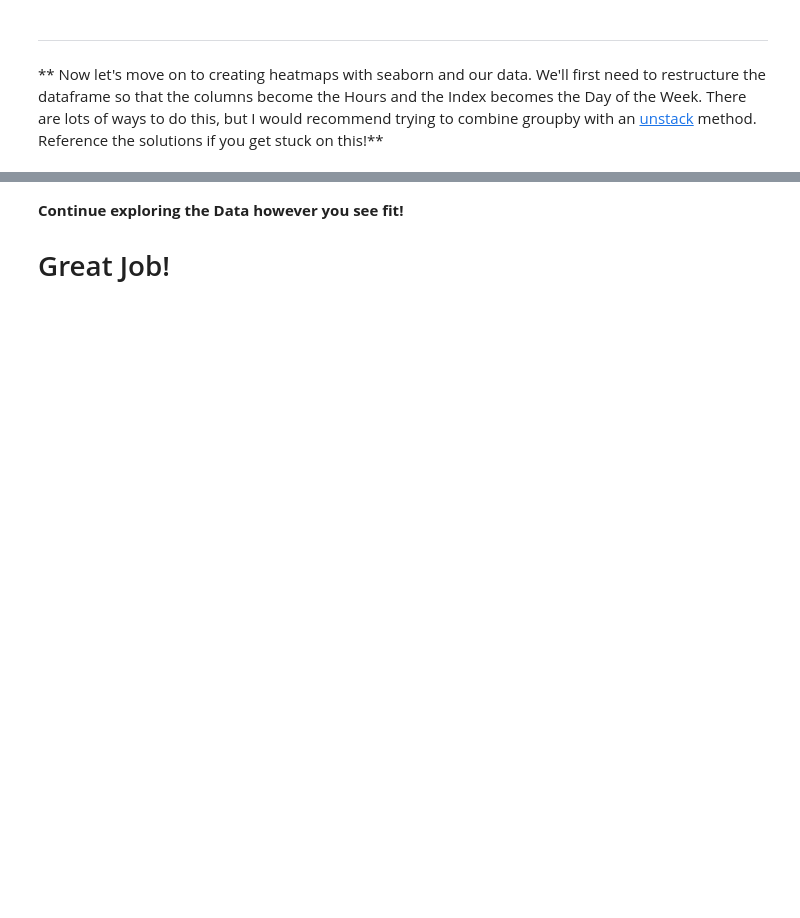
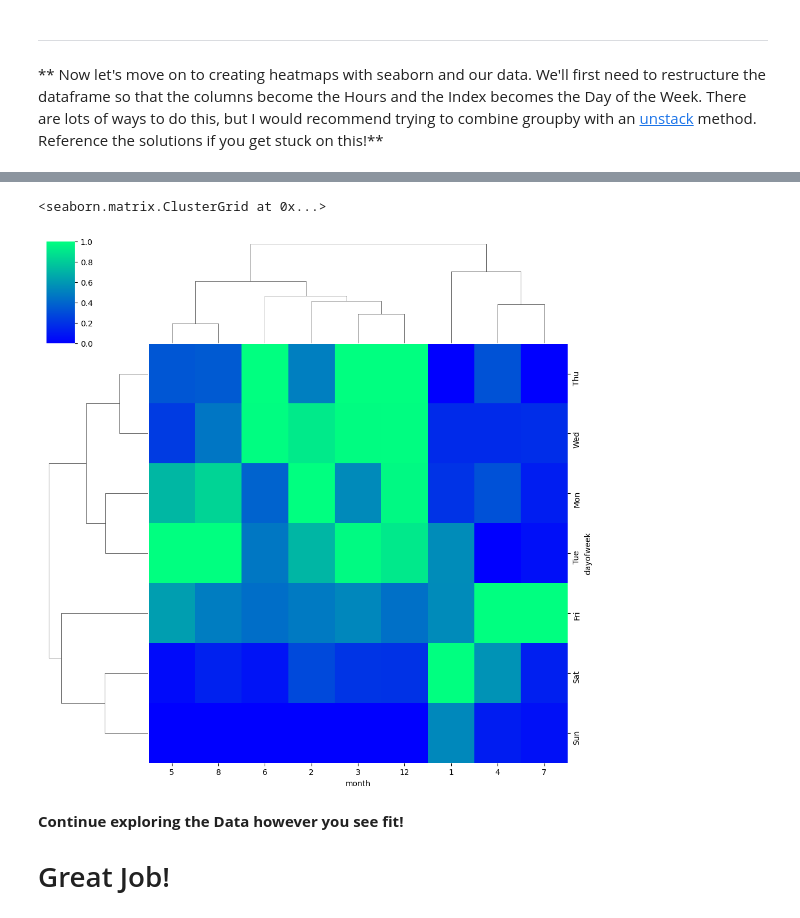
Before and after one commit to tylercoen/python, a Jupyter notebook: Python for Data Science and Machine Learning Bootcamp/Data Capstone Project/01-911 Calls Data Capstone Project.ipynb, the cells around one changed output, grey strips where cells are left out. Drawn from its saved outputs; the diff is of its cells as text; code cells hidden in the pictures; blank space fills up the shorter version.

```diff
--- a/Python for Data Science and Machine Learning Bootcamp/Data Capstone Project/01-911 Calls Data Capstone Project.ipynb
+++ b/Python for Data Science and Machine Learning Bootcamp/Data Capstone Project/01-911 Calls Data Capstone Project.ipynb
@@ -352,3 +344,8 @@ ____
+# %%
+sns.clustermap(hmap2,cmap='winter',standard_scale=1)
+# %% [output]
+<seaborn.matrix.ClusterGrid at 0x...>
+[figure, added]
 # %% [markdown]
 **Continue exploring the Data however you see fit!**
 # Great Job!
```
Also changed, not shown: parts of 20 cells of this notebook.
